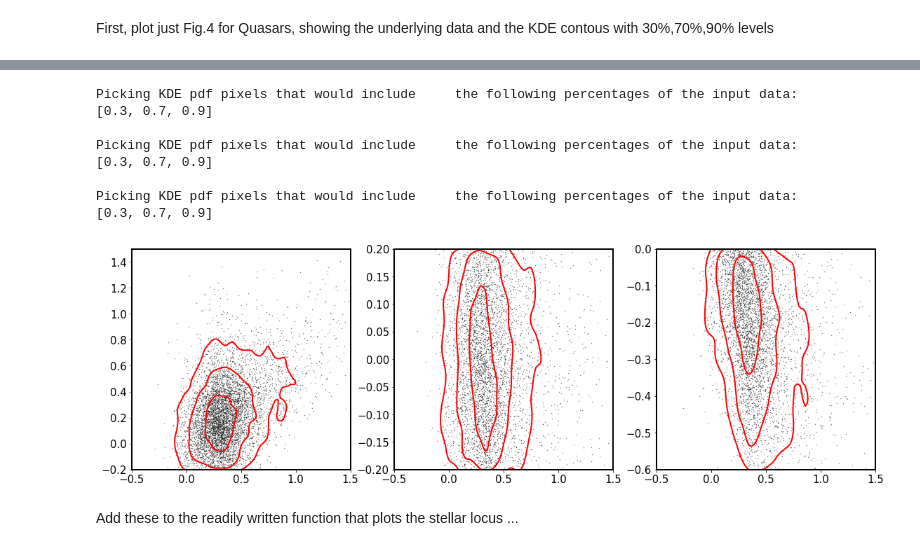
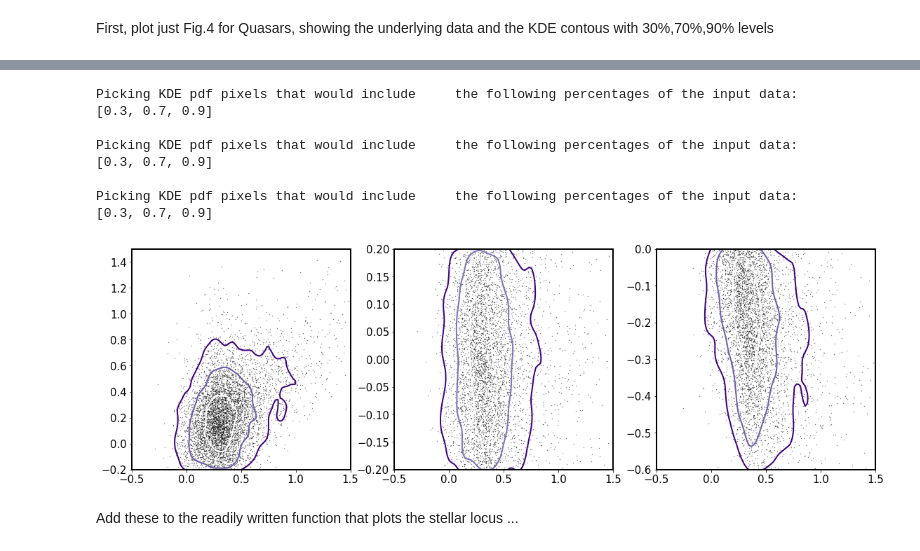
Before and after one commit to suberlak/PS1_SDSS_CRTS, a Jupyter notebook: code3/Fig_04_SDSS_PS1_stellar_offsets.ipynb, the cells around one changed output, grey strips where cells are left out. Drawn from its saved outputs; the diff is of its cells as text; code cells hidden in the pictures.

```diff
--- a/code3/Fig_04_SDSS_PS1_stellar_offsets.ipynb
+++ b/code3/Fig_04_SDSS_PS1_stellar_offsets.ipynb
@@ -49,36 +131,36 @@ for f1 in originbands :
     #ax[i].hexbin(sdss_gi, diff , extent=[-0.5,1.5,ymin[f1],ymax[f1]])
     # (left, right, bottom, top).
     x = sdss_gi
     y = summary['PS1_median'+f1+'mag'] - summary['SDSS_medianrmag']
 
     mx = (xlims[0] < x ) * (x < xlims[1])
     my = (ymin[f1] < y) * (y < ymax[f1])
 
     m = mx * my
 
     x = x[m]
-    y  = y[m]
+    y = y[m]
 
     ax[i].scatter(x,y,s=2, lw=0, c='k', alpha=0.5 )
 
     xx, yy, z = mod._statsmodels_bivariate_kde(x,y,'scott',100,3,None)
 
     outline = ax[i].contour(xx, yy, z ,
                         levels = mod.cumsum_contour_levels(z, levels),
-                        colors='r', linestyles='-' ,linewidths=2)
+                        cmap='Purples_r', linestyles='-' ,linewidths=2)
     ax[i].set_xlim(xlims)
     ax[i].set_ylim(ymin[f1], ymax[f1])
     i += 1
 # %% [output]
 Picking KDE pdf pixels that would include     the following percentages of the input data:
 [0.3, 0.7, 0.9]
 
 Picking KDE pdf pixels that would include     the following percentages of the input data:
 [0.3, 0.7, 0.9]
 
 Picking KDE pdf pixels that would include     the following percentages of the input data:
 [0.3, 0.7, 0.9]
-[figure, old version]
+[figure, new version]
 # %% [markdown]
 Add these to the readily written function that plots the stellar locus ...
 # %%
```
Also changed, not shown: parts of 9 cells of this notebook.
